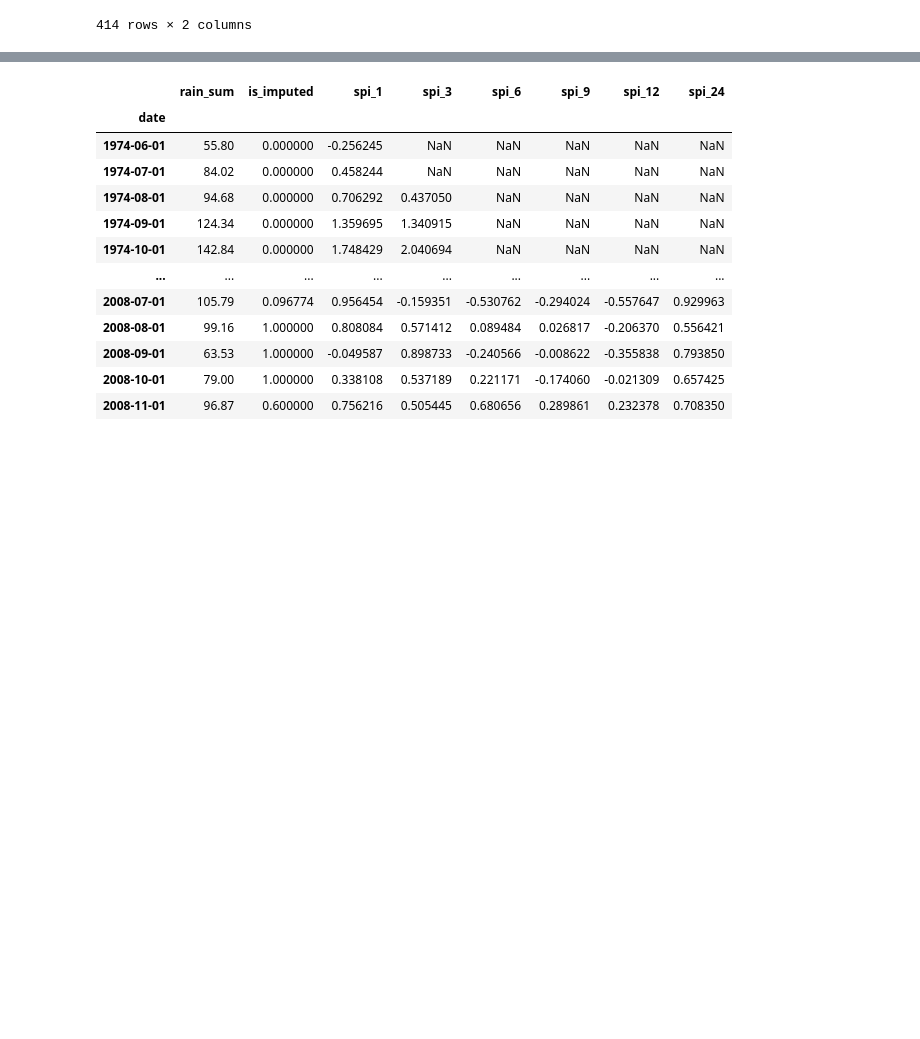
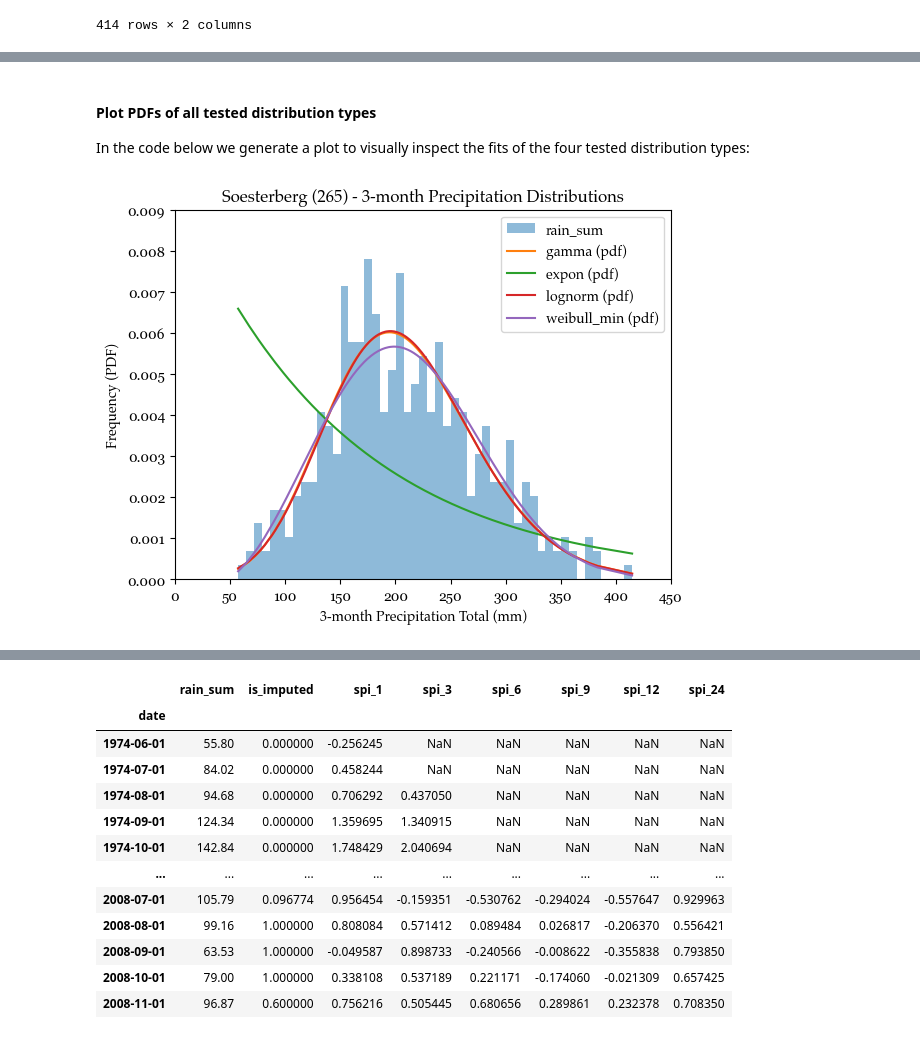
Before and after one commit to tomrooijakkers/data-science-portfolio, a Jupyter notebook: knmi-weather/03-knmi_drought_analysis.ipynb, the cells around one changed output, grey strips where cells are left out. Cells and saved outputs as stored; diff of their text form; code cells hidden in the pictures; blank space fills up the shorter version.

Commit message:
Small bugfixes/improvements, write text for notebook 03, sections 1.6, 2, 3

```diff
--- a/knmi-weather/03-knmi_drought_analysis.ipynb
+++ b/knmi-weather/03-knmi_drought_analysis.ipynb
@@ -1173,10 +1169,0 @@ df_distr
-# %%
-df_d_plot = df_distr.sort_values(by="rain_sum")
-
-plt.hist(df_d_plot["rain_sum"], bins=50, density=True, alpha=0.5, label='Histogram')
-x = np.linspace(df_d_plot["rain_sum"].min(), df_distr["rain_sum"].max(), 100)
-
-for distr in dist_names:
-    plt.plot(df_d_plot["rain_sum"], df_d_plot[distr + "_pdf"], label=distr + ' (pdf)')
-
-plt.legend()
@@ -1247,0 +1235,43 @@ gamma
+# %% [markdown]
+#### Plot PDFs of all tested distribution types
+In the code below we generate a plot to visually inspect the fits of the four tested distribution types:
+# %%
+# Define custom styles for plot text and ticks
+textfont = {"fontname": "Palatino"}
+tickfont = {"fontname": "Georgia"}
+
+dists = ["gamma", "expon", "lognorm", "weibull_min"]
+
+# Make overview of values, sorted by total rainfall
+df_d_plot = df_distr.sort_values(by="rain_sum")
+
+# Dynamically generate title for plot
+plot_title = (f"{stn["NAME"][0]} ({stn["STN"][0]}) "
+              f"- {N}-month Precipitation Distributions")
+
+# Make histogram plot of actual data
+ax = df_d_plot[["rain_sum"]].plot(kind="hist", bins=50,
+                                  density=True, alpha=0.5,
+                                  label='Histogram')
+
+# Create lines for each tested distribution's PDF
+for distr in dists:
+    ax.plot(df_d_plot["rain_sum"], df_d_plot[distr + "_pdf"],
+            label=distr + ' (pdf)')
+
+# Customize title, legend and layout
+ax.set_title(plot_title, **textfont)
+ax.legend()
+
+for text in ax.get_legend().get_texts():
+    text.set_fontname(textfont["fontname"])
+
+# Customize font of the tick markers and labels
+ax.set_xticks(ax.get_xticks(), ax.get_xticklabels(), **tickfont)
+ax.set_yticks(ax.get_yticks(), ax.get_yticklabels(), **tickfont)
+ax.set_xlabel(f"{N}-month Precipitation Total (mm)", **textfont)
+ax.set_ylabel(f"{ax.get_ylabel()} (PDF)", **textfont)
+
+plt.show()
+# %% [output]
+[figure, added]
```
Also changed, not shown: parts of 179 cells of this notebook, 2 other files.
